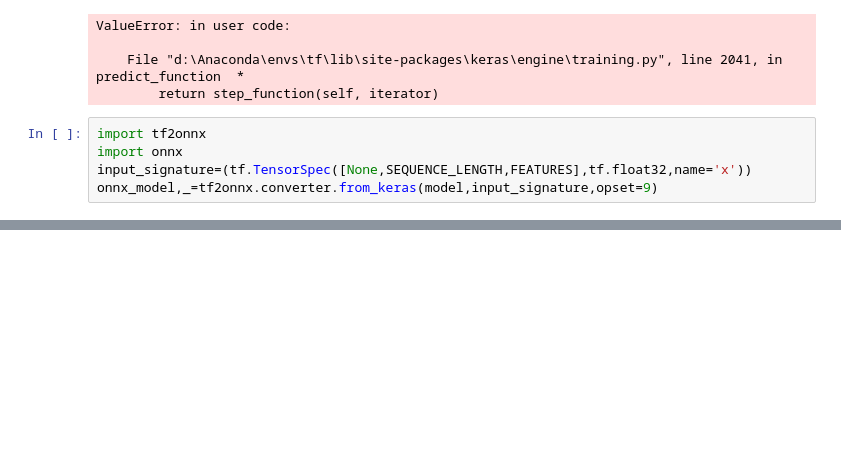
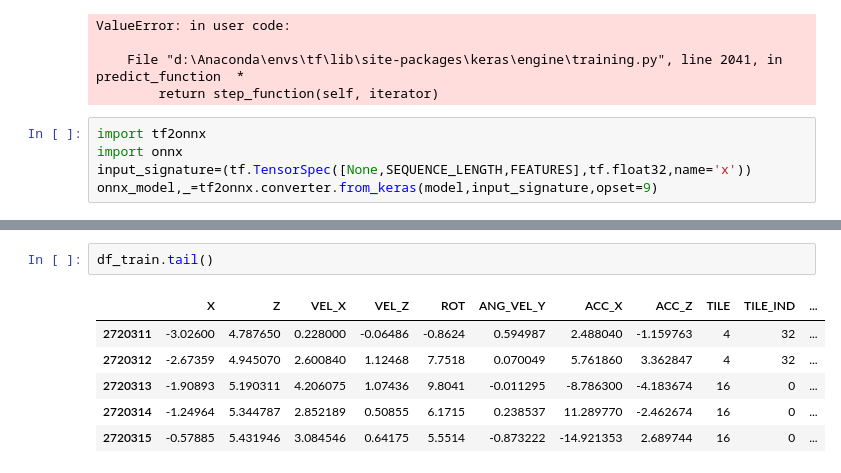
Before and after one commit to MrGreensushi/TesiRacingGame, a Jupyter notebook: AnacondaScripts/newDB/OnlyVelocity.ipynb, the cells around one changed output, grey strips where cells are left out. Cells and saved outputs as stored; diff of their text form; blank space fills up the shorter version.

```diff
--- a/AnacondaScripts/newDB/OnlyVelocity.ipynb
+++ b/AnacondaScripts/newDB/OnlyVelocity.ipynb
@@ -392,0 +535,9 @@ df_train.iloc[t-2:t+3]
+# %%
+df_train.tail()
+# %% [output]
+|  | X | Z | VEL_X | VEL_Z | ROT | ANG_VEL_Y | ACC_X | ACC_Z | TILE | TILE_IND | ... |
+| 2720311 | -3.02600 | 4.787650 | 0.228000 | -0.06486 | -0.8624 | 0.594987 | 2.488040 | -1.159763 | 4 | 32 | ... |
+| 2720312 | -2.67359 | 4.945070 | 2.600840 | 1.12468 | 7.7518 | 0.070049 | 5.761860 | 3.362847 | 4 | 32 | ... |
+| 2720313 | -1.90893 | 5.190311 | 4.206075 | 1.07436 | 9.8041 | -0.011295 | -8.786300 | -4.183674 | 16 | 0 | ... |
+| 2720314 | -1.24964 | 5.344787 | 2.852189 | 0.50855 | 6.1715 | 0.238537 | 11.289770 | -2.462674 | 16 | 0 | ... |
+| 2720315 | -0.57885 | 5.431946 | 3.084546 | 0.64175 | 5.5514 | -0.873222 | -14.921353 | 2.689744 | 16 | 0 | ... |
```
Also changed, not shown: parts of 14 cells of this notebook, 2 other files.
